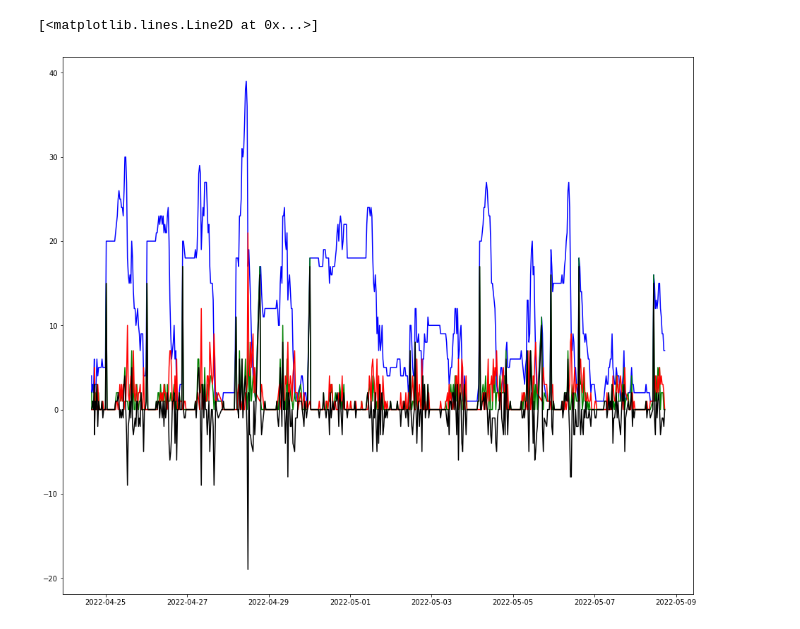
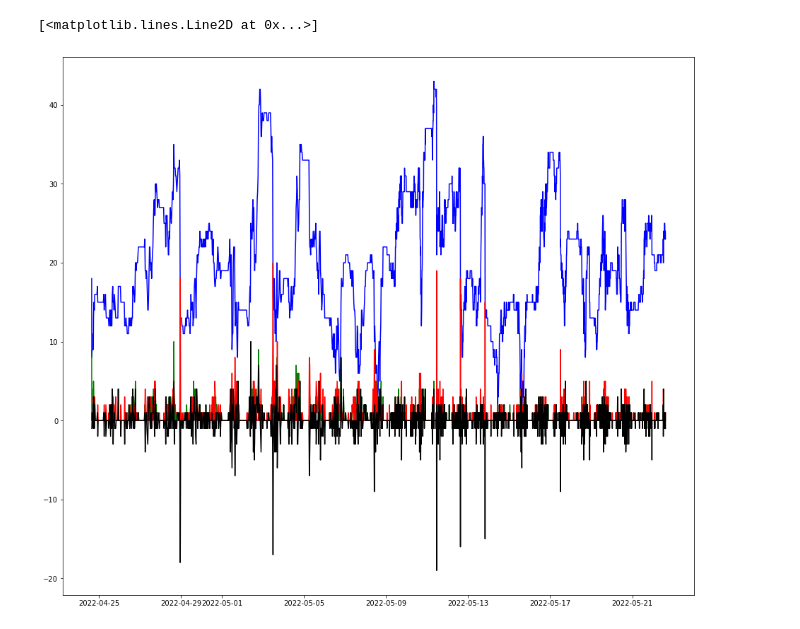
Before and after one commit to Karolina-Bogacka/transbajki, a Jupyter notebook: preprocessing new data .ipynb, the cells around one changed output. Drawn from its saved outputs; the diff is of its cells as text; code cells hidden in the pictures.

```diff
--- a/preprocessing new data .ipynb
+++ b/preprocessing new data .ipynb
@@ -52,0 +30,3 @@ bikes
+# %%
+bikes = utils.read_bikes()
+bikes
@@ -109,9 +103,11 @@ grouped
+# %%
+grouped = utils.rented_returned_amount(bikes)
 # %%
-df = grouped[grouped['name'] == "Plac Politechniki"]
+df = grouped[grouped['name'] == "Metro Stokłosy"]
 plt.figure(figsize=(16,14))
 for col, y in [("blue", "bike_count"), ("green", 'just_returned'), ("red", 'just_rented')]:
     plt.plot(df["date"], df[y], c=col)
 plt.plot(df["date"], df['just_returned'] - df['just_rented'], c='black')
 # %% [output]
 [<matplotlib.lines.Line2D at 0x...>]
-[figure, old version]
+[figure, new version]
```
Also changed, not shown: parts of 9 cells of this notebook, 1 other file.
